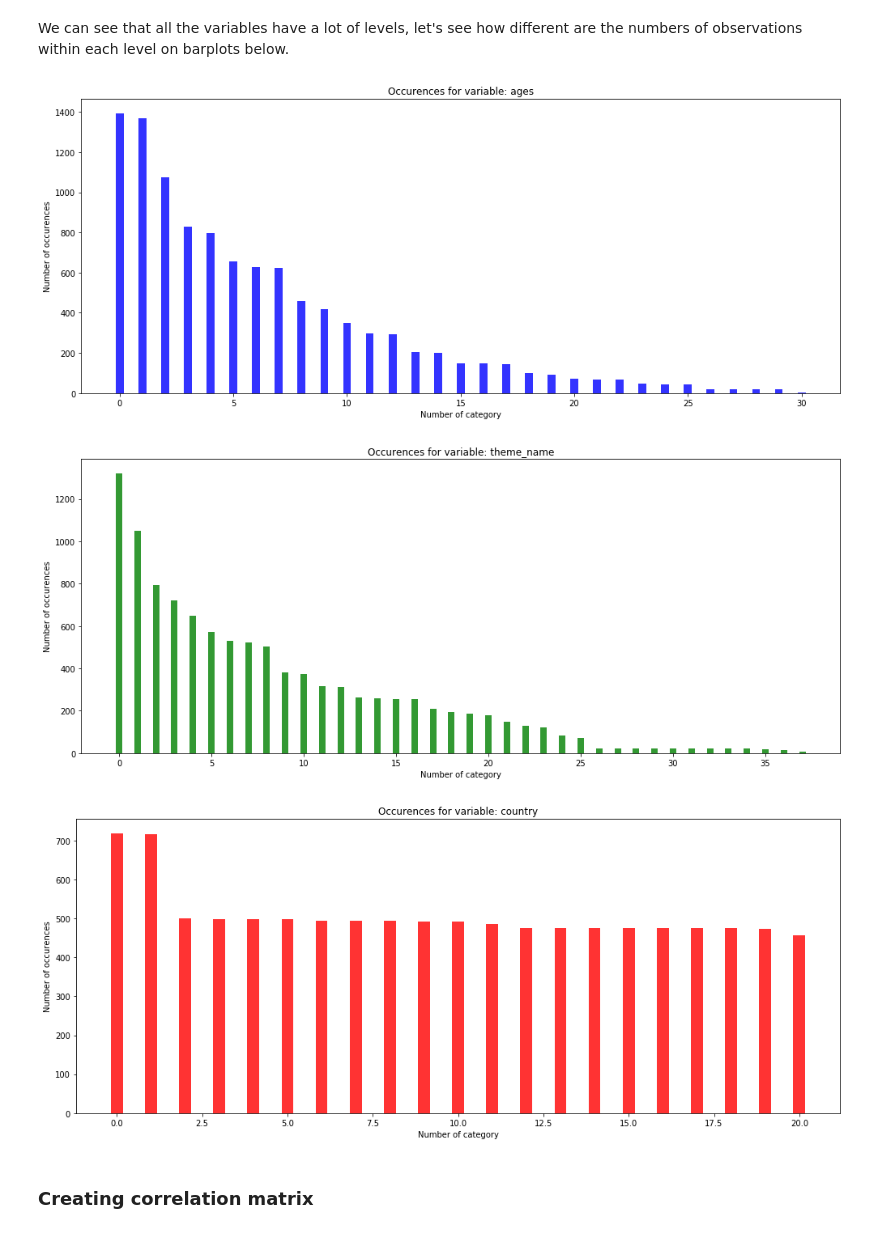
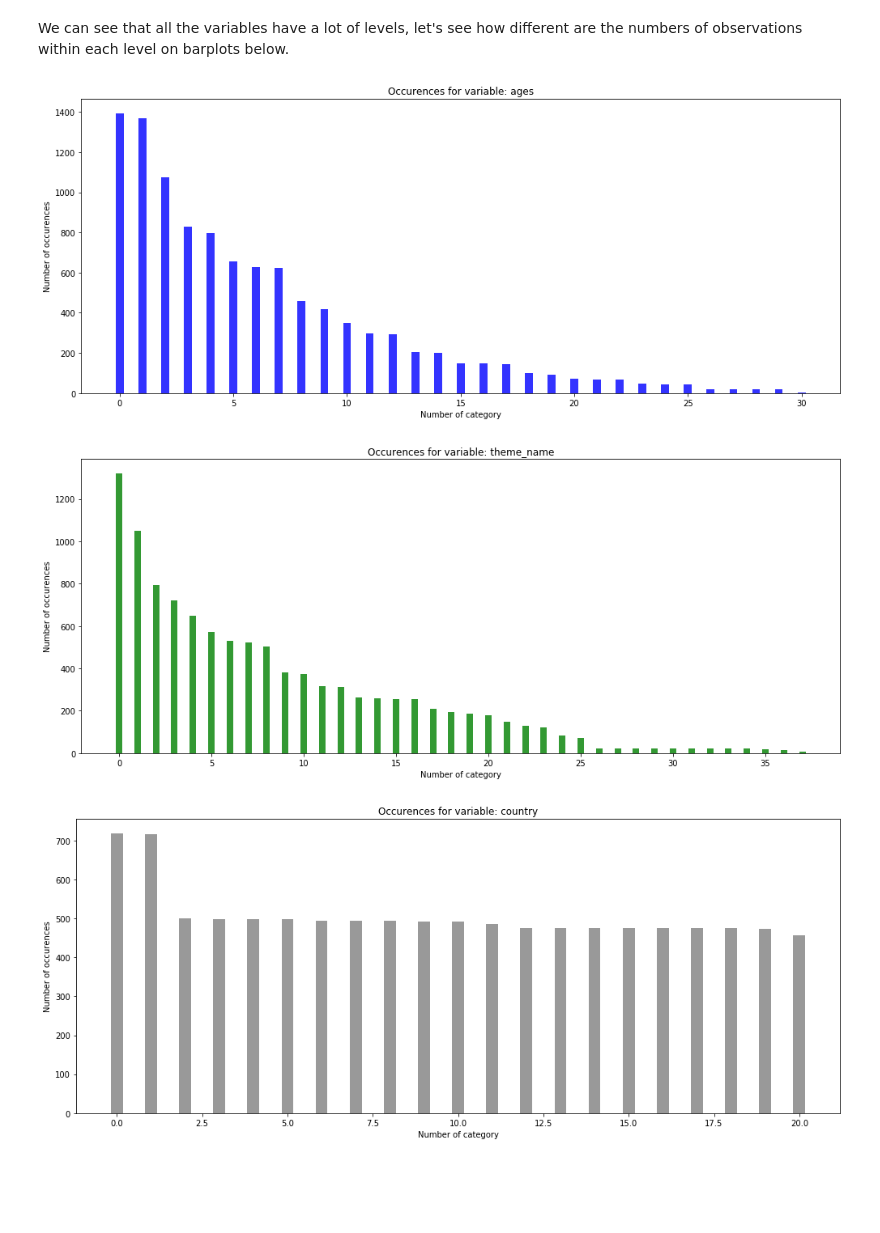
Before and after one commit to blawok/machine-learning-university-projects, a Jupyter notebook: LEGO/ML1_Regression_MThor_BKowalczuk.ipynb, the cells around one changed output. Cells and saved outputs as stored; diff of their text form; code cells hidden in the pictures; blank space fills up the shorter version.

```diff
--- a/LEGO/ML1_Regression_MThor_BKowalczuk.ipynb
+++ b/LEGO/ML1_Regression_MThor_BKowalczuk.ipynb
@@ -124,24 +161,22 @@ We can see that all the variables have a lot of levels, let's see how different
 # %%
 bar_width = 0.35
 opacity = 0.8
-colors = ["b","g","r"]
+colors = ["b","g","grey"]
 
 
 for idx, var in enumerate(cat_vars):
     plt.figure(figsize=(14,6))
     boo = list(dict(df[var].value_counts()).values())
     leng = np.arange(len(list(dict(df[var].value_counts()).values())))
     rects = plt.bar(leng, boo, bar_width,
     alpha=opacity,
     color=colors[idx])
     plt.ylabel('Number of occurences')
     plt.xlabel('Number of category')
     plt.title('Occurences for variable: {}'.format(var))
     plt.tight_layout()
     plt.show()
 # %% [output]
 [figure]
 [figure]
-[figure, old version]
+[figure, new version]
-# %% [markdown]
-### Creating correlation matrix
```
Also changed, not shown: parts of 31 cells of this notebook, 1 other file.
